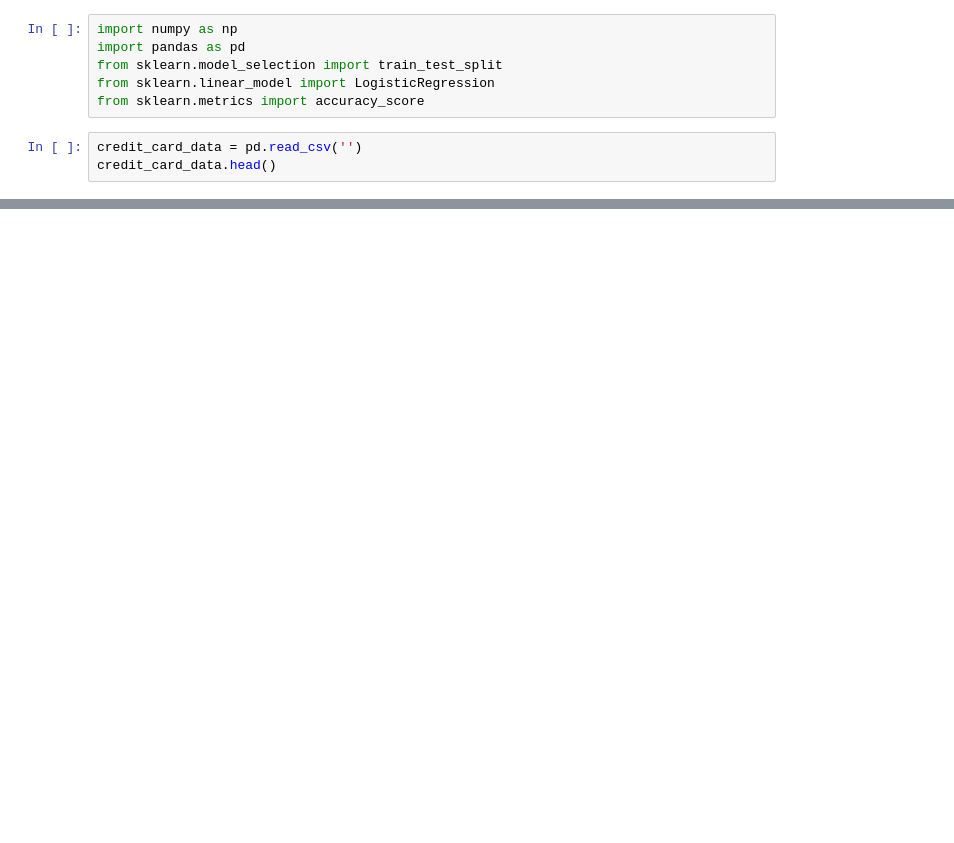
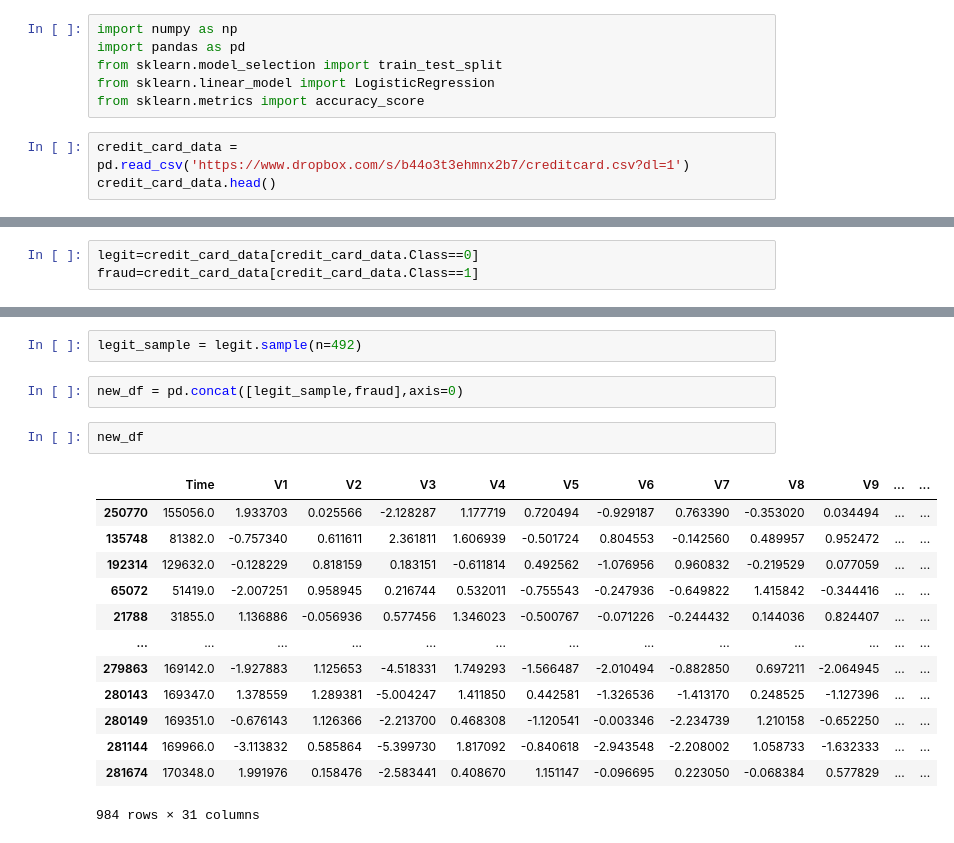
Before and after one commit to Sachin0527/my_project1, a Jupyter notebook: creditCardFraud.ipynb, the cells around one changed output, grey strips where cells are left out. Drawn from its saved outputs; the diff is of its cells as text; blank space fills up the shorter version.

```diff
--- a/creditCardFraud.ipynb
+++ b/creditCardFraud.ipynb
@@ -7,6 +7,6 @@ from sklearn.model_selection import train_test_split
 from sklearn.linear_model import LogisticRegression
 from sklearn.metrics import accuracy_score
 # %%
-credit_card_data = pd.read_csv('')
+credit_card_data = pd.read_csv('https://www.dropbox.com/s/b44o3t3ehmnx2b7/creditcard.csv?dl=1')
 credit_card_data.head()
 # %% [output]
@@ -13,0 +72,3 @@ FileNotFoundError: [Errno 2] No such file or directory: 'kaggle datasets downloa
+# %%
+legit=credit_card_data[credit_card_data.Class==0]
+fraud=credit_card_data[credit_card_data.Class==1]
@@ -13,0 +122,20 @@ FileNotFoundError: [Errno 2] No such file or directory: 'kaggle datasets downloa
+# %%
+legit_sample = legit.sample(n=492)
+# %%
+new_df = pd.concat([legit_sample,fraud],axis=0)
+# %%
+new_df
+# %% [output]
+|  | Time | V1 | V2 | V3 | V4 | V5 | V6 | V7 | V8 | V9 | ... | ... |
+| 250770 | 155056.0 | 1.933703 | 0.025566 | -2.128287 | 1.177719 | 0.720494 | -0.929187 | 0.763390 | -0.353020 | 0.034494 | ... | ... |
+| 135748 | 81382.0 | -0.757340 | 0.611611 | 2.361811 | 1.606939 | -0.501724 | 0.804553 | -0.142560 | 0.489957 | 0.952472 | ... | ... |
+| 192314 | 129632.0 | -0.128229 | 0.818159 | 0.183151 | -0.611814 | 0.492562 | -1.076956 | 0.960832 | -0.219529 | 0.077059 | ... | ... |
+| 65072 | 51419.0 | -2.007251 | 0.958945 | 0.216744 | 0.532011 | -0.755543 | -0.247936 | -0.649822 | 1.415842 | -0.344416 | ... | ... |
+| 21788 | 31855.0 | 1.136886 | -0.056936 | 0.577456 | 1.346023 | -0.500767 | -0.071226 | -0.244432 | 0.144036 | 0.824407 | ... | ... |
+| ... | ... | ... | ... | ... | ... | ... | ... | ... | ... | ... | ... | ... |
+| 279863 | 169142.0 | -1.927883 | 1.125653 | -4.518331 | 1.749293 | -1.566487 | -2.010494 | -0.882850 | 0.697211 | -2.064945 | ... | ... |
+| 280143 | 169347.0 | 1.378559 | 1.289381 | -5.004247 | 1.411850 | 0.442581 | -1.326536 | -1.413170 | 0.248525 | -1.127396 | ... | ... |
+| 280149 | 169351.0 | -0.676143 | 1.126366 | -2.213700 | 0.468308 | -1.120541 | -0.003346 | -2.234739 | 1.210158 | -0.652250 | ... | ... |
+| 281144 | 169966.0 | -3.113832 | 0.585864 | -5.399730 | 1.817092 | -0.840618 | -2.943548 | -2.208002 | 1.058733 | -1.632333 | ... | ... |
+| 281674 | 170348.0 | 1.991976 | 0.158476 | -2.583441 | 0.408670 | 1.151147 | -0.096695 | 0.223050 | -0.068384 | 0.577829 | ... | ... |
+984 rows × 31 columns
```
Also changed, not shown: parts of 17 cells of this notebook.
